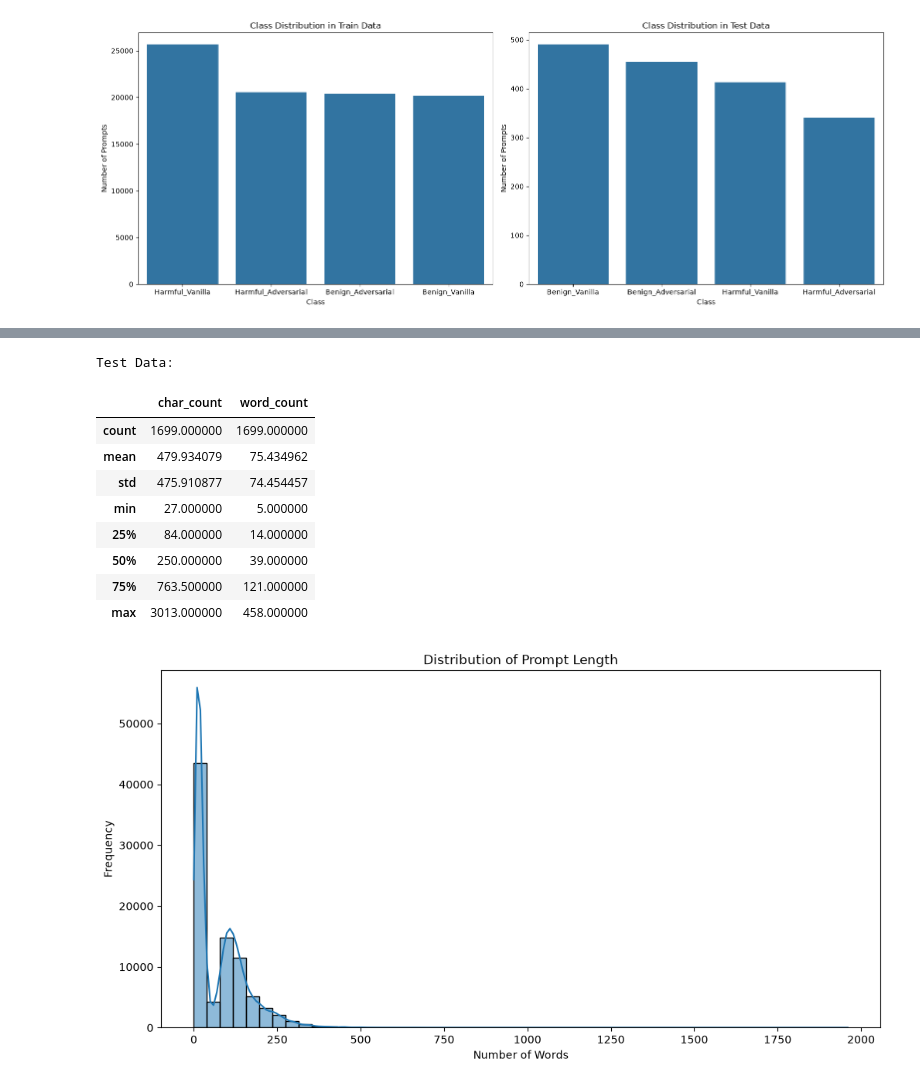
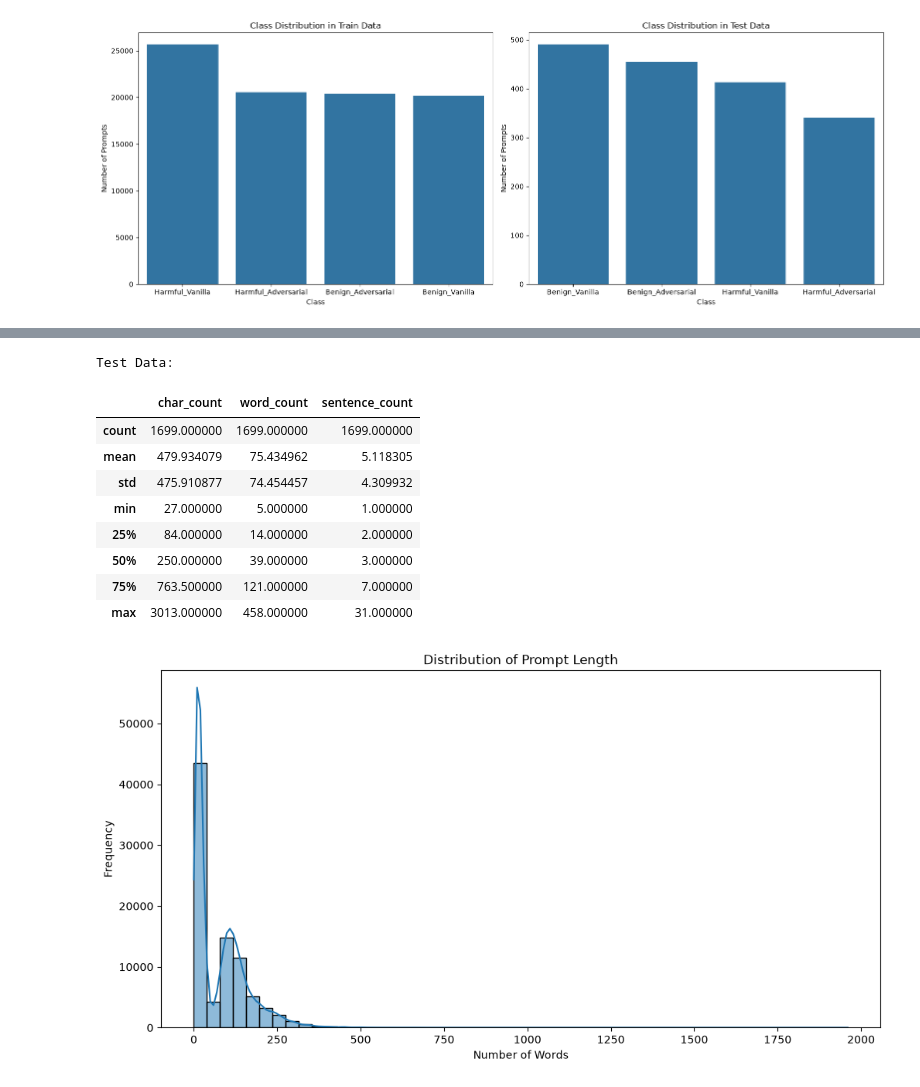
Before and after one commit to sharzilnfz/llmSafetyClassification, a Jupyter notebook: cse440_project.ipynb, the cells around one changed output, grey strips where cells are left out. Saved outputs shown, nothing was run; the diff lists cells and outputs as text; code cells hidden in the pictures.

```diff
--- a/cse440_project.ipynb
+++ b/cse440_project.ipynb
@@ -295,32 +296,33 @@ Training Data:
 # %%
 print("Test Data:")
 test_df["char_count"] = (
 test_df['prompt'].astype(str)
 .str.len()
 )
 test_df["word_count"] = (
 test_df['prompt'].astype(str)
 .str.split()
 .str.len()
 )
 test_df["sentence_count"] = (
 test_df['prompt'].astype(str)
 .str.split(r'[.!?]+')
+.str.len()
 )
 test_df[
     ["char_count", "word_count", "sentence_count"]
 ].describe()
 # %% [output]
 Test Data:
-|  | char_count | word_count |
-| count | 1699.000000 | 1699.000000 |
-| mean | 479.934079 | 75.434962 |
-| std | 475.910877 | 74.454457 |
-| min | 27.000000 | 5.000000 |
-| 25% | 84.000000 | 14.000000 |
-| 50% | 250.000000 | 39.000000 |
-| 75% | 763.500000 | 121.000000 |
-| max | 3013.000000 | 458.000000 |
+|  | char_count | word_count | sentence_count |
+| count | 1699.000000 | 1699.000000 | 1699.000000 |
+| mean | 479.934079 | 75.434962 | 5.118305 |
+| std | 475.910877 | 74.454457 | 4.309932 |
+| min | 27.000000 | 5.000000 | 1.000000 |
+| 25% | 84.000000 | 14.000000 | 2.000000 |
+| 50% | 250.000000 | 39.000000 | 3.000000 |
+| 75% | 763.500000 | 121.000000 | 7.000000 |
+| max | 3013.000000 | 458.000000 | 31.000000 |
 # %%
 plt.figure(figsize=(12, 6))
 
```
Also changed, not shown: parts of 22 cells of this notebook, 8 other files.
